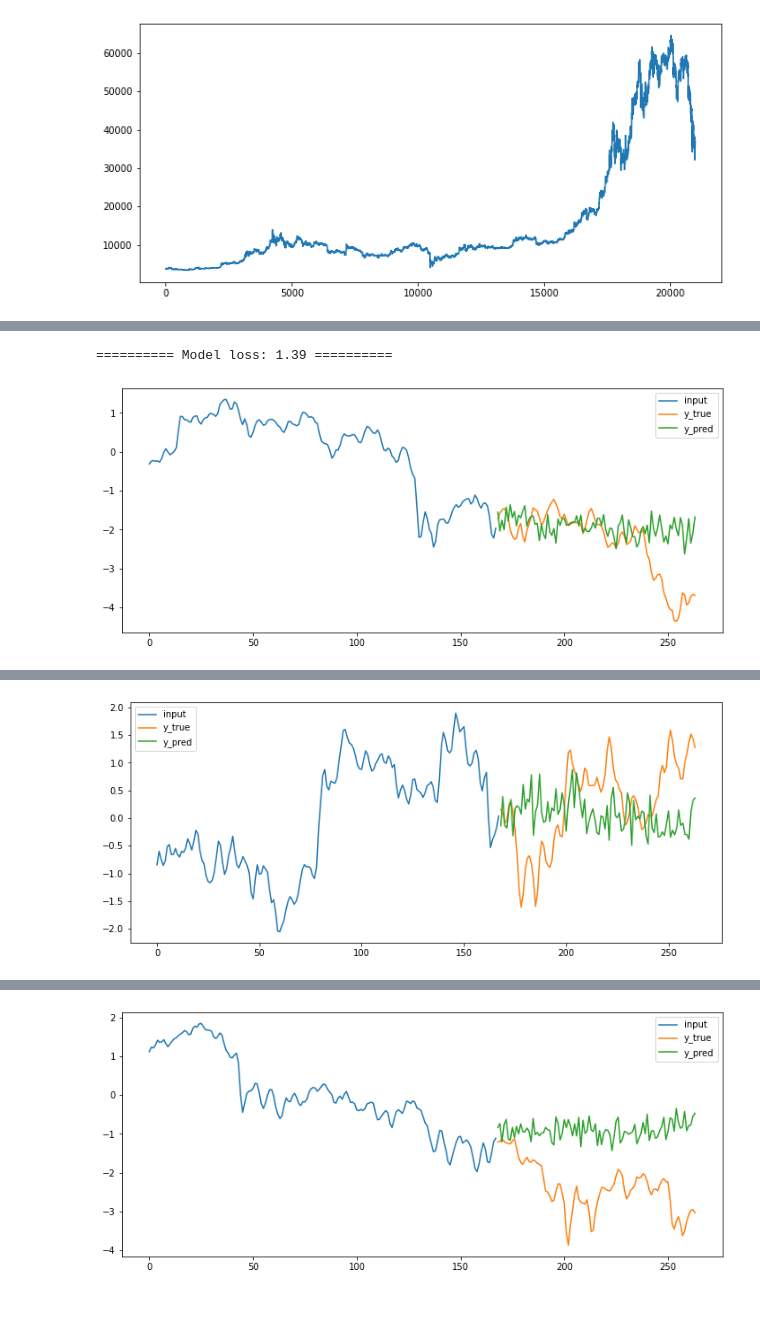
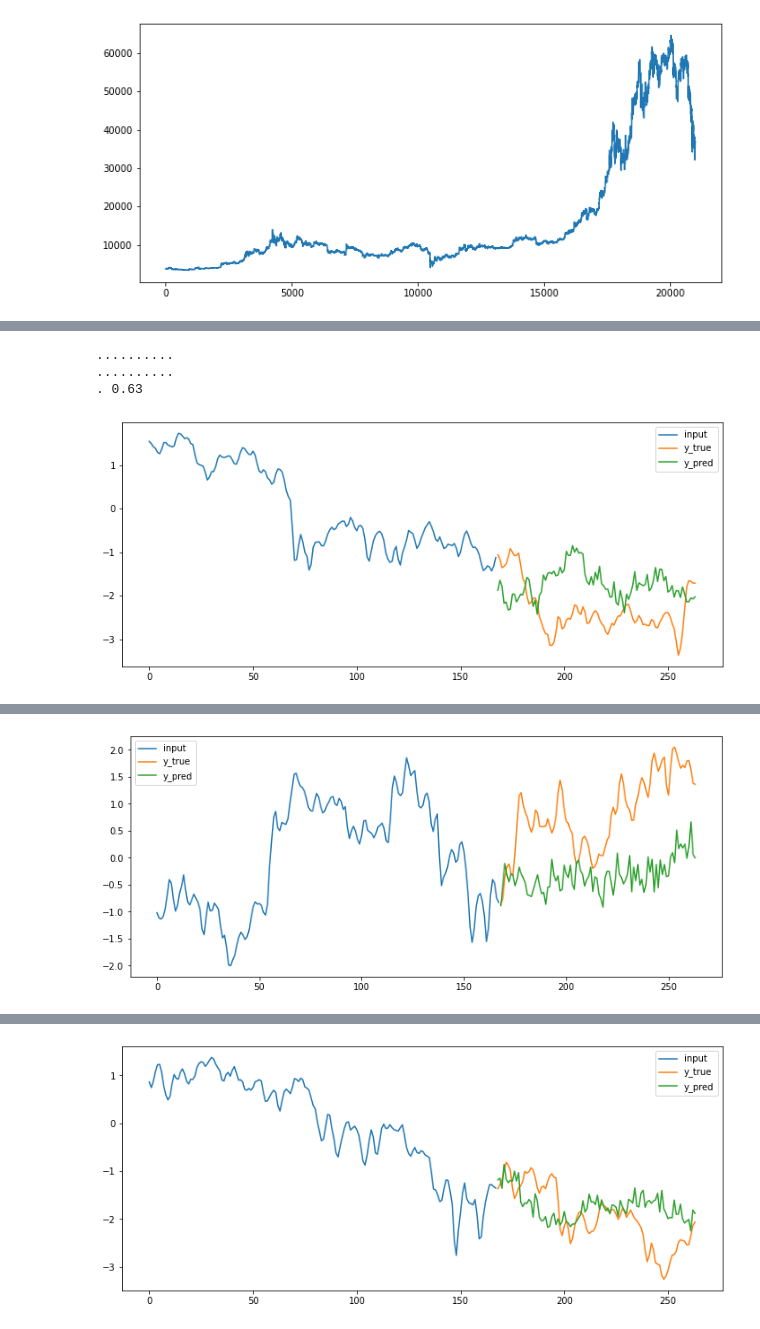
Before and after one commit to martenveskimae/btc, a Jupyter notebook: btc.ipynb, the cells around one changed output, grey strips where cells are left out. Saved outputs shown, nothing was run; the diff lists cells and outputs as text; code cells hidden in the pictures.

Commit message:
dense net

```diff
--- a/btc.ipynb
+++ b/btc.ipynb
@@ -19,13 +19,13 @@ past = 24 * 7
 future = 24 * 4
 
 gap = 3
-cv_splits = 4
+cv_splits = 5
 train_size = 24 * 90
 test_size = 24 * 14
 
 learning_rate = 1e-3
 batch_size = 32
-epochs = 10
+epochs = 100
 # %%
 def split_Xy(data):
     inputs, targets = [], []
@@ -67,14 +67,17 @@ def split_and_transform(data):
 
 
 def get_model():
-    tf.keras.backend.clear_session()
+    keras.backend.clear_session()
 
     inputs = keras.layers.Input(shape=(past))
-    x = keras.layers.Dense(32)(inputs)
-    y = keras.layers.Dense(future)(x)
+    x = keras.layers.Dense(2048, activation='relu')(inputs)
+    y = keras.layers.Dense(future, activation='linear')(x)
 
     model = keras.Model(inputs=inputs, outputs=y)
-    model.compile(optimizer=keras.optimizers.Adam(learning_rate=learning_rate), loss='mse')
+    model.compile(
+        optimizer=keras.optimizers.Adam(learning_rate=learning_rate),
+        loss=tf.keras.losses.MeanSquaredError()
+    )
     return model
 
 
@@ -93,6 +96,30 @@ def plot_model(X, y_true, n=5):
     y_pred = model.predict(X[idx])
     for i in range(n):
         plot_sample(X[idx[i]], y_true[idx[i]], y_pred[i])
+# %%
+class PrintDot(keras.callbacks.Callback):
+    def on_train_begin(self, logs=None):
+        self.best = np.inf
+
+    def on_train_end(self, logs=None):
+        print(f' {round(self.best, 2)}')
+        plot_model(X_test, y_test, 1)
+
+    def on_epoch_end(self, epoch, logs=None):
+        current = logs.get('loss')
+        if np.less(current, self.best):
+            self.best = current
+
+        if epoch % 10 == 0 and epoch > 0:
+            print('')
+        print('.', end='')
+
+
+callbacks = [
+    tf.keras.callbacks.EarlyStopping(min_delta=1e-2, patience=10, restore_best_weights=True),
+    tf.keras.callbacks.ReduceLROnPlateau(monitor='val_loss', factor=0.2, patience=5, min_lr=1e-5),
+    PrintDot()
+]
 # %%
 tscv = TimeSeriesSplit(n_splits=cv_splits, max_train_size=train_size, test_size=test_size)
 
@@ -107,9 +134,7 @@ for train_idx, test_idx in tscv.split(df.Close):
         batch_size,
         epochs,
         validation_data=(X_test, y_test),
+        callbacks=callbacks,
         verbose=False
     )
-    loss = model.evaluate(X_test, y_test, verbose=False)
-    print(f'{"=" * 10} Model loss: {round(loss, 2)} {"=" * 10}')
-    plot_model(X_test, y_test, 1)
 # %% [output]
@@ -120,2 +147,4 @@ for train_idx, test_idx in tscv.split(df.Close):
-========== Model loss: 1.39 ==========
+..........
+..........
+. 0.63
-[figure, old version]
+[figure, new version]
@@ -123 +153 @@ for train_idx, test_idx in tscv.split(df.Close):
-[figure, old version]
+[figure, new version]
@@ -126 +156 @@ WARNING:tensorflow:5 out of the last 5 calls to <function Model.make_predict_fun
-[figure, old version]
+[figure, new version]
```
Also changed, not shown: parts of 1 cell of this notebook.
